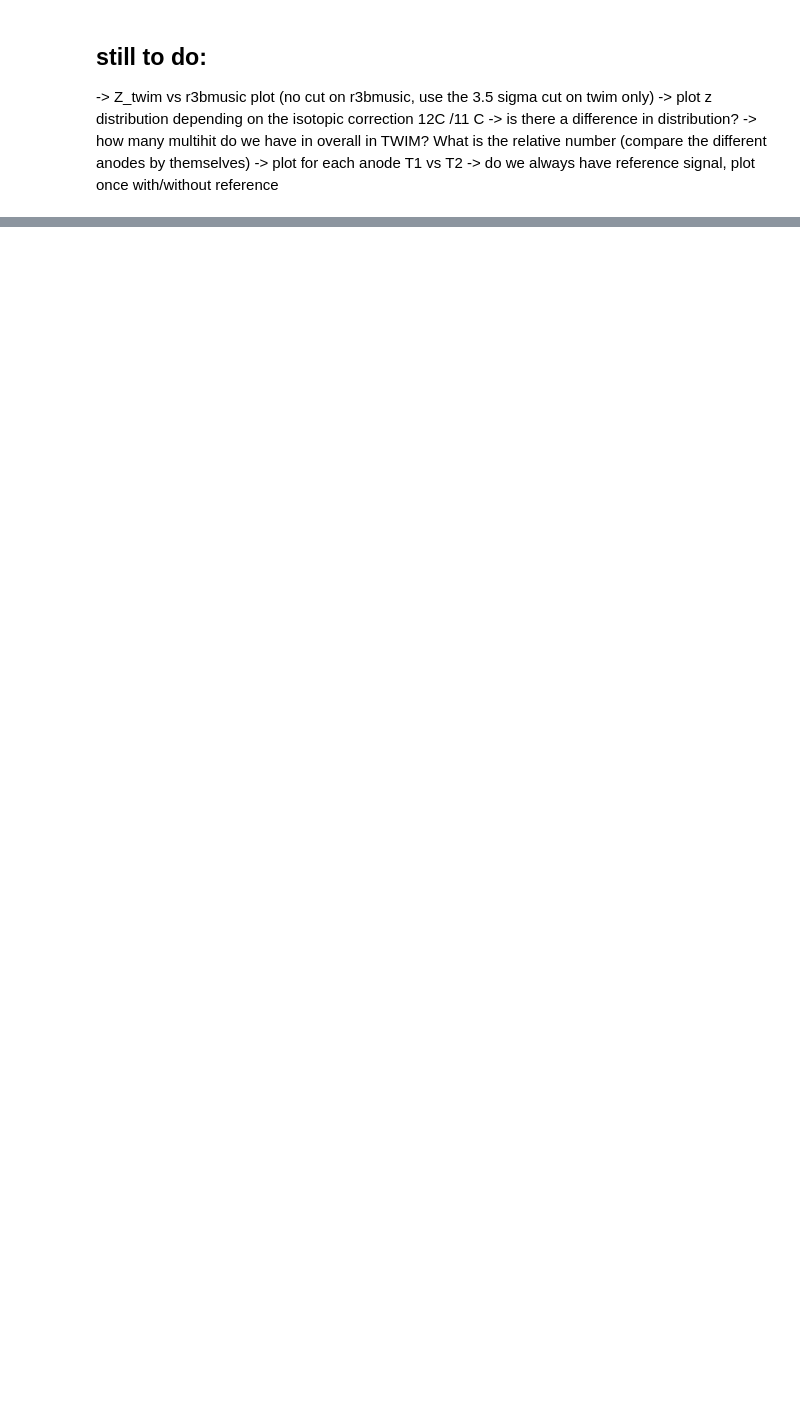
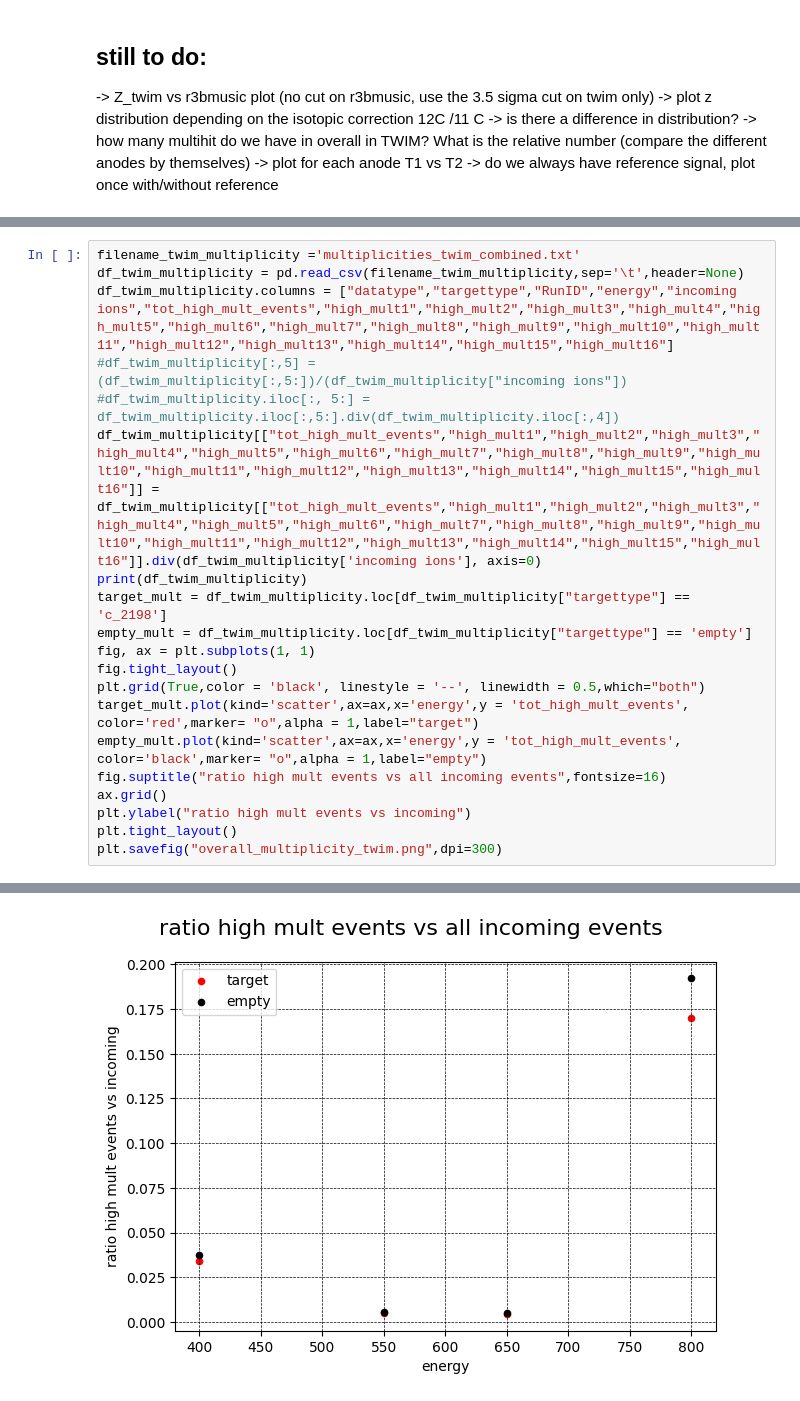
Before and after one commit to jenegger/r3bweek24_gsi, a Jupyter notebook: stats.ipynb, the cells around one changed output, grey strips where cells are left out. Saved outputs shown, nothing was run; the diff lists cells and outputs as text; blank space fills up the shorter version.

```diff
--- a/stats.ipynb
+++ b/stats.ipynb
@@ -574,0 +603,21 @@ plt.show()
+# %%
+filename_twim_multiplicity ='multiplicities_twim_combined.txt'
+df_twim_multiplicity = pd.read_csv(filename_twim_multiplicity,sep='\t',header=None)
+df_twim_multiplicity.columns = ["datatype","targettype","RunID","energy","incoming ions","tot_high_mult_events","high_mult1","high_mult2","high_mult3","high_mult4","high_mult5","high_mult6","high_mult7","high_mult8","high_mult9","high_mult10","high_mult11","high_mult12","high_mult13","high_mult14","high_mult15","high_mult16"]
+#df_twim_multiplicity[:,5] = (df_twim_multiplicity[:,5:])/(df_twim_multiplicity["incoming ions"])
+#df_twim_multiplicity.iloc[:, 5:] = df_twim_multiplicity.iloc[:,5:].div(df_twim_multiplicity.iloc[:,4])
+df_twim_multiplicity[["tot_high_mult_events","high_mult1","high_mult2","high_mult3","high_mult4","high_mult5","high_mult6","high_mult7","high_mult8","high_mult9","high_mult10","high_mult11","high_mult12","high_mult13","high_mult14","high_mult15","high_mult16"]] = df_twim_multiplicity[["tot_high_mult_events","high_mult1","high_mult2","high_mult3","high_mult4","high_mult5","high_mult6","high_mult7","high_mult8","high_mult9","high_mult10","high_mult11","high_mult12","high_mult13","high_mult14","high_mult15","high_mult16"]].div(df_twim_multiplicity['incoming ions'], axis=0)
+print(df_twim_multiplicity)
+target_mult = df_twim_multiplicity.loc[df_twim_multiplicity["targettype"] == 'c_2198']
+empty_mult = df_twim_multiplicity.loc[df_twim_multiplicity["targettype"] == 'empty']
+fig, ax = plt.subplots(1, 1)
+fig.tight_layout()
+plt.grid(True,color = 'black', linestyle = '--', linewidth = 0.5,which="both")
+target_mult.plot(kind='scatter',ax=ax,x='energy',y = 'tot_high_mult_events', color='red',marker= "o",alpha = 1,label="target")
+empty_mult.plot(kind='scatter',ax=ax,x='energy',y = 'tot_high_mult_events', color='black',marker= "o",alpha = 1,label="empty")
+fig.suptitle("ratio high mult events vs all incoming events",fontsize=16)
+ax.grid()
+plt.ylabel("ratio high mult events vs incoming")
+plt.tight_layout()
+plt.savefig("overall_multiplicity_twim.png",dpi=300)
+# %% [output]
@@ -574,0 +641 @@ plt.show()
+[figure, added]
```
Also changed, not shown: parts of 7 cells of this notebook, 48 other files.
